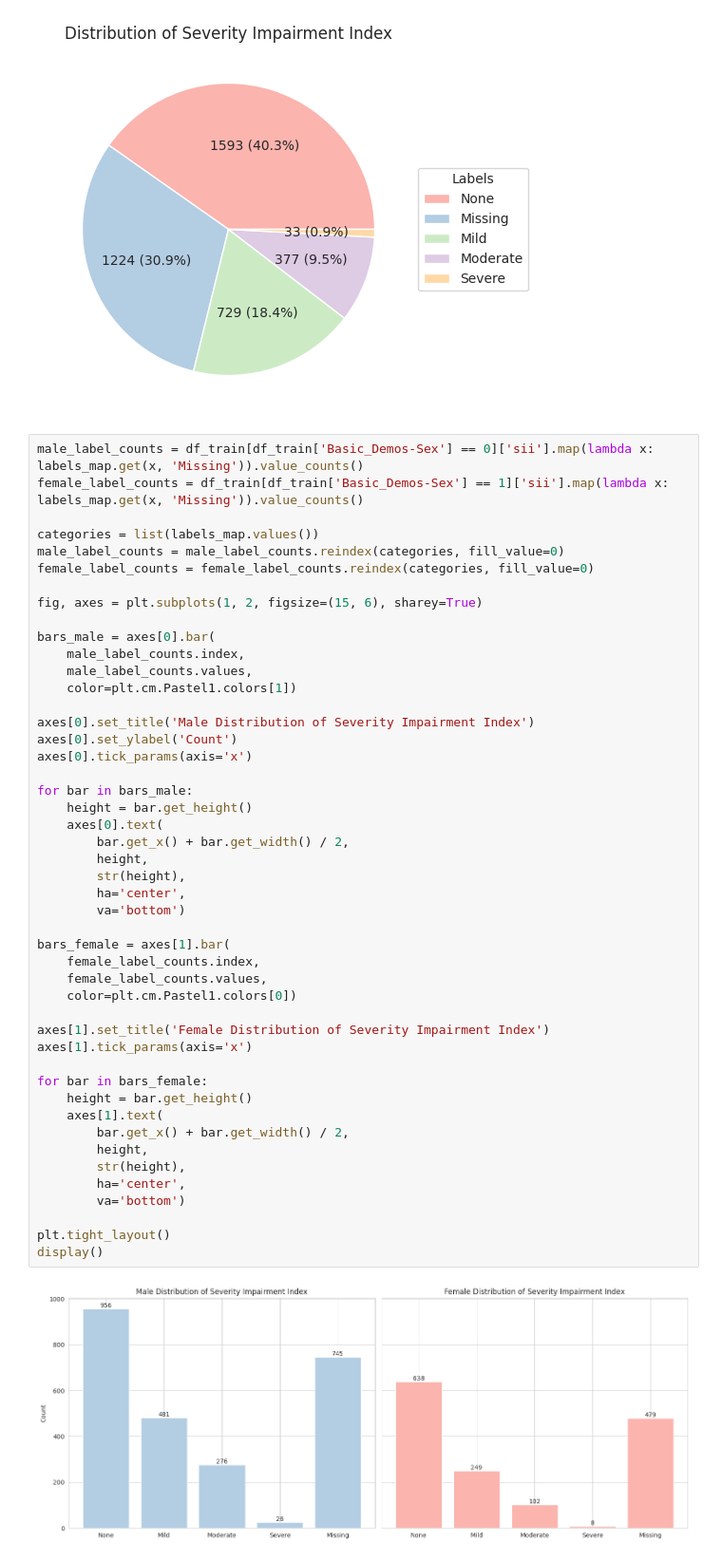
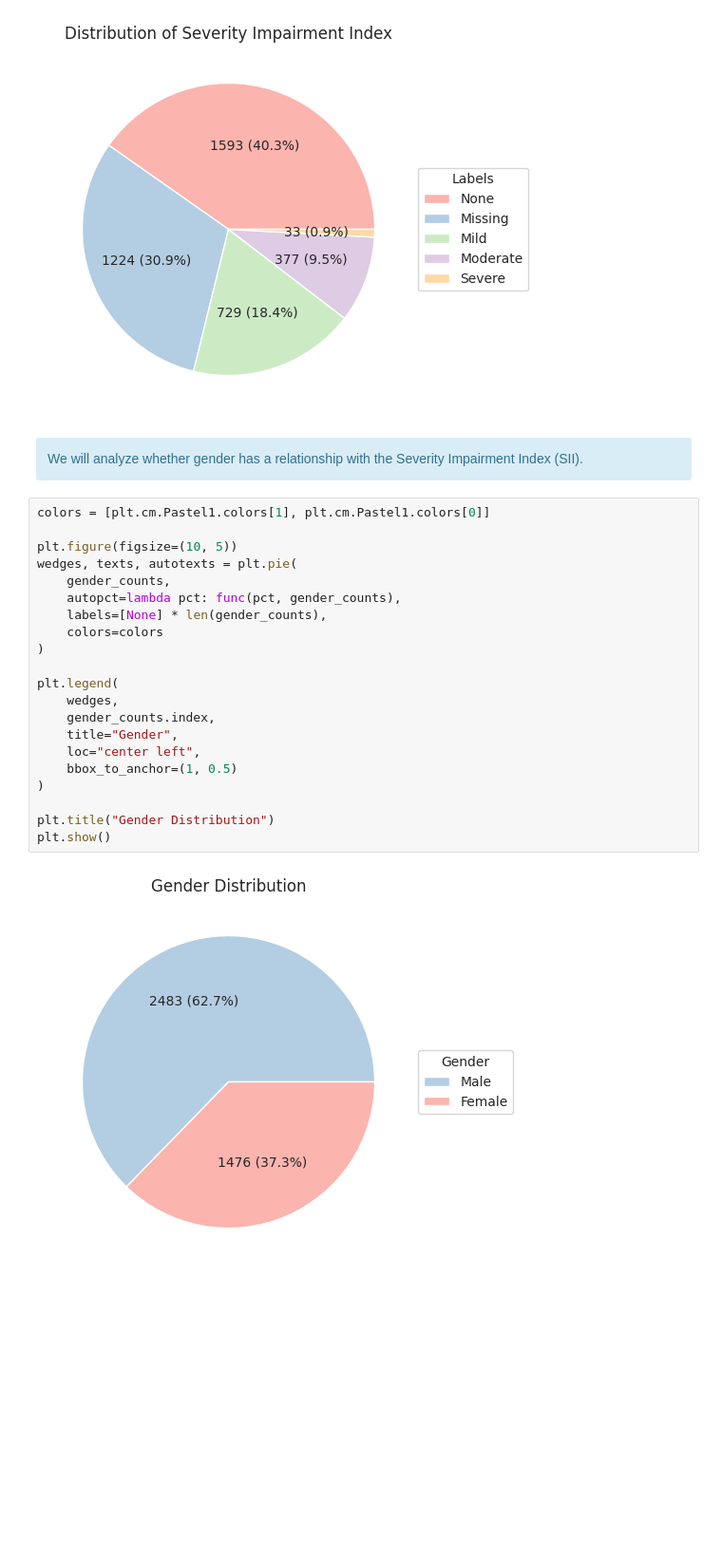
Before and after one commit to datateamclub/project_child_problematic_internet_use_03, a Jupyter notebook: internet_use_v2.ipynb, the cells around one changed output. Shown at 95% size. Cells and saved outputs as stored; diff of their text form; blank space fills up the shorter version.

```diff
--- a/internet_use_v2.ipynb
+++ b/internet_use_v2.ipynb
@@ -143,52 +143,29 @@ plt.title("Distribution of Severity Impairment Index")
 display()
 # %% [output]
 [figure]
-# %%
-male_label_counts = df_train[df_train['Basic_Demos-Sex'] == 0]['sii'].map(lambda x: labels_map.get(x, 'Missing')).value_counts()
-female_label_counts = df_train[df_train['Basic_Demos-Sex'] == 1]['sii'].map(lambda x: labels_map.get(x, 'Missing')).value_counts()
-
-categories = list(labels_map.values())
-male_label_counts = male_label_counts.reindex(categories, fill_value=0)
-female_label_counts = female_label_counts.reindex(categories, fill_value=0)
-
-fig, axes = plt.subplots(1, 2, figsize=(15, 6), sharey=True)
-
-bars_male = axes[0].bar(
-    male_label_counts.index,
-    male_label_counts.values,
-    color=plt.cm.Pastel1.colors[1])
-
-axes[0].set_title('Male Distribution of Severity Impairment Index')
-axes[0].set_ylabel('Count')
-axes[0].tick_params(axis='x')
-
-for bar in bars_male:
-    height = bar.get_height()
-    axes[0].text(
-        bar.get_x() + bar.get_width() / 2,
-        height,
-        str(height),
-        ha='center',
-        va='bottom')
-
-bars_female = axes[1].bar(
-    female_label_counts.index,
-    female_label_counts.values,
-    color=plt.cm.Pastel1.colors[0])
-
-axes[1].set_title('Female Distribution of Severity Impairment Index')
-axes[1].tick_params(axis='x')
-
-for bar in bars_female:
-    height = bar.get_height()
-    axes[1].text(
-        bar.get_x() + bar.get_width() / 2,
-        height,
-        str(height),
-        ha='center',
-        va='bottom')
-
-plt.tight_layout()
-display()
-# %% [output]
-[figure, removed]
+# %% [markdown]
+<div class="alert alert-block alert-info">
+<b></b> We will analyze whether gender has a relationship with the Severity Impairment Index (SII).</div>
+# %%
+colors = [plt.cm.Pastel1.colors[1], plt.cm.Pastel1.colors[0]]
+
+plt.figure(figsize=(10, 5))
+wedges, texts, autotexts = plt.pie(
+    gender_counts,
+    autopct=lambda pct: func(pct, gender_counts),
+    labels=[None] * len(gender_counts),
+    colors=colors
+)
+
+plt.legend(
+    wedges,
+    gender_counts.index,
+    title="Gender",
+    loc="center left",
+    bbox_to_anchor=(1, 0.5)
+)
+
+plt.title("Gender Distribution")
+plt.show()
+# %% [output]
+[figure, added]
```
Also changed, not shown: parts of 1 cell of this notebook.
